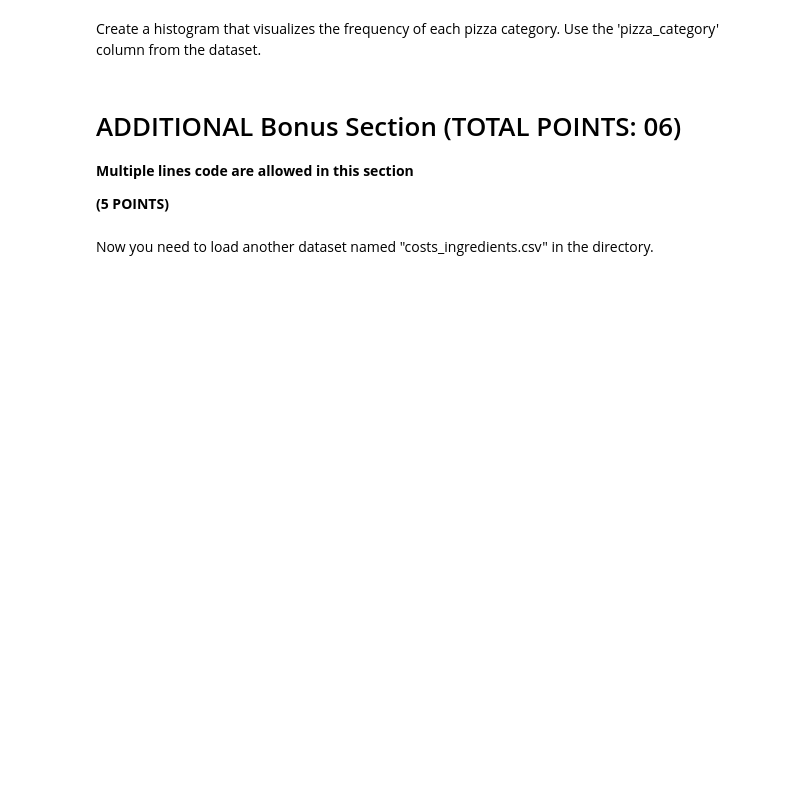
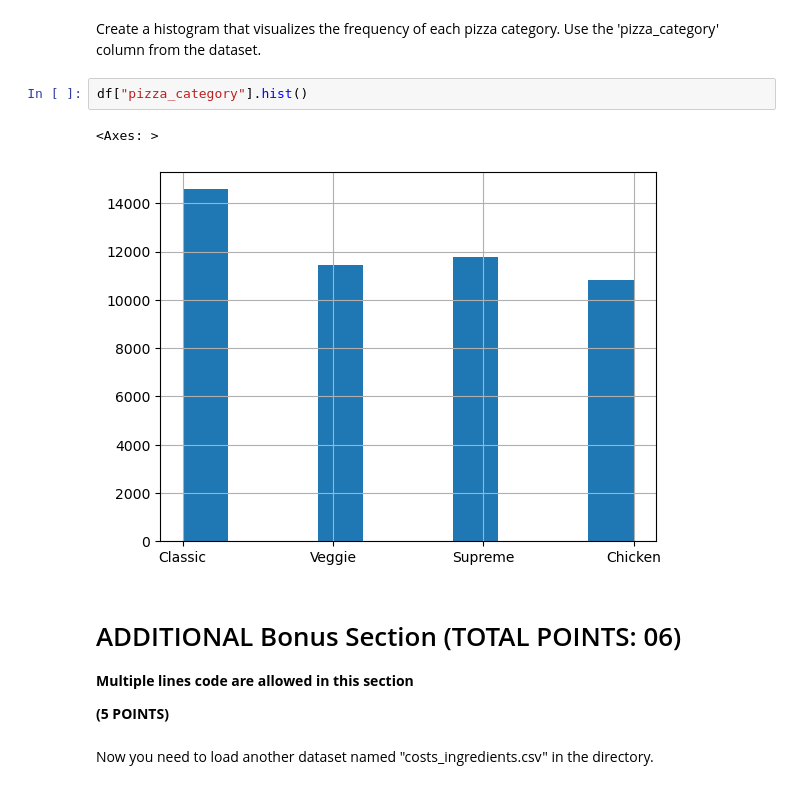
Before and after one commit to dappon4/CMSC320_GithubAssignment1_Spring2024_DrAlam, a Jupyter notebook: CMSC320-Homework01-Part1-Pandas.ipynb, the cells around one changed output. Saved outputs shown, nothing was run; the diff lists cells and outputs as text; blank space fills up the shorter version.

```diff
--- a/CMSC320-Homework01-Part1-Pandas.ipynb
+++ b/CMSC320-Homework01-Part1-Pandas.ipynb
@@ -190,5 +245,10 @@ Let's start modifying our dataframe! Remember, dataframe operations return a cop
 # %% [markdown]
 Create a histogram that visualizes the frequency of each pizza category. Use the 'pizza_category' column from the dataset.
+# %%
+df["pizza_category"].hist()
+# %% [output]
+<Axes: >
+[figure, added]
 # %% [markdown]
 # ADDITIONAL Bonus Section (TOTAL POINTS: 06)
 **Multiple lines code are allowed in this section**
```
Also changed, not shown: parts of 12 cells of this notebook.
